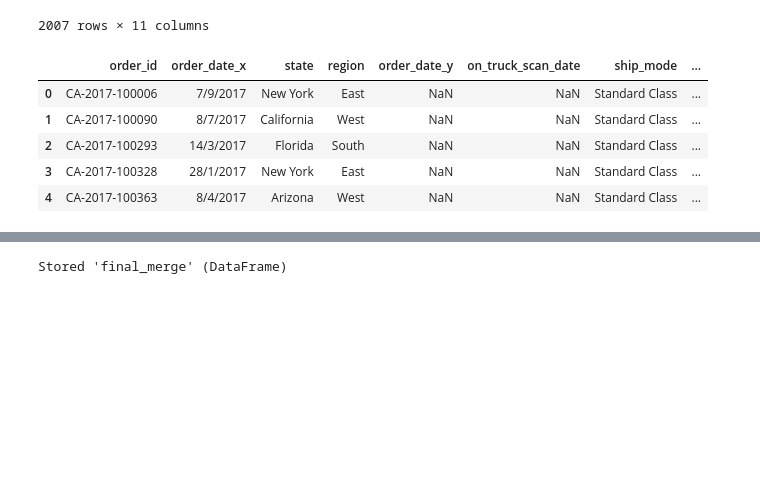
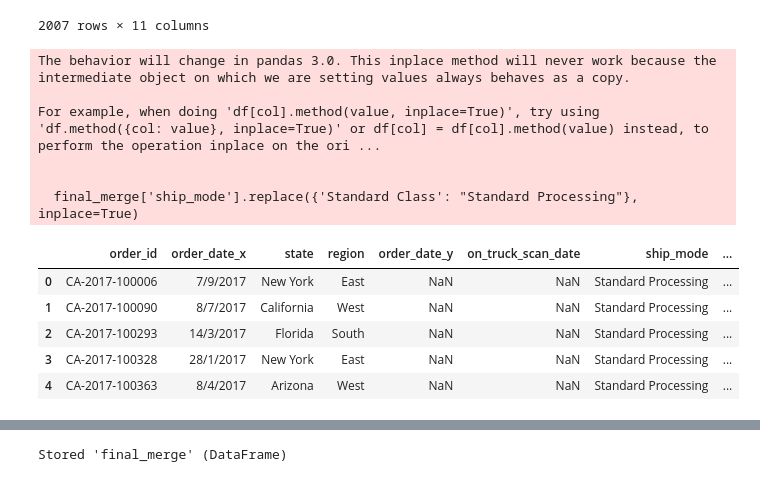
Before and after one commit to GioGonzalez07/EDA_project, a Jupyter notebook: cleaning_point.ipynb, the cells around one changed output, grey strips where cells are left out. Drawn from its saved outputs; the diff is of its cells as text; code cells hidden in the pictures; blank space fills up the shorter version.

```diff
--- a/cleaning_point.ipynb
+++ b/cleaning_point.ipynb
@@ -136,20 +136,30 @@ final_merge[final_merge['ship_mode_y'].isnull()]
 # %%
 ## fill null values from ship_mode:y with values from ship_mode_x
 final_merge['ship_mode_y'] = final_merge['ship_mode_y'].fillna(final_merge['ship_mode_x'])
 
 ## check there are no null values in ship_mode_y
 final_merge[final_merge['ship_mode_y'].isnull()]
 
 final_merge.drop("ship_mode_x", axis=1, inplace=True)
 final_merge.rename(columns={"ship_mode_y": "ship_mode"}, inplace=True)
+
+final_merge['ship_mode'].replace({'Standard Class': "Standard Processing"}, inplace=True)
+final_merge['ship_mode'].replace({'Second Class': "Standard Processing"}, inplace=True)
+final_merge['ship_mode'].replace({'First Class': "Express"}, inplace=True)
 final_merge.head()
 # %% [output]
+The behavior will change in pandas 3.0. This inplace method will never work because the intermediate object on which we are setting values always behaves as a copy.
+
+For example, when doing 'df[col].method(value, inplace=True)', try using 'df.method({col: value}, inplace=True)' or df[col] = df[col].method(value) instead, to perform the operation inplace on the ori ...
+
+
+  final_merge['ship_mode'].replace({'Standard Class': "Standard Processing"}, inplace=True)
 |  | order_id | order_date_x | state | region | order_date_y | on_truck_scan_date | ship_mode | ... |
-| 0 | CA-2017-100006 | 7/9/2017 | New York | East | NaN | NaN | Standard Class | ... |
-| 1 | CA-2017-100090 | 8/7/2017 | California | West | NaN | NaN | Standard Class | ... |
-| 2 | CA-2017-100293 | 14/3/2017 | Florida | South | NaN | NaN | Standard Class | ... |
-| 3 | CA-2017-100328 | 28/1/2017 | New York | East | NaN | NaN | Standard Class | ... |
-| 4 | CA-2017-100363 | 8/4/2017 | Arizona | West | NaN | NaN | Standard Class | ... |
+| 0 | CA-2017-100006 | 7/9/2017 | New York | East | NaN | NaN | Standard Processing | ... |
+| 1 | CA-2017-100090 | 8/7/2017 | California | West | NaN | NaN | Standard Processing | ... |
+| 2 | CA-2017-100293 | 14/3/2017 | Florida | South | NaN | NaN | Standard Processing | ... |
+| 3 | CA-2017-100328 | 28/1/2017 | New York | East | NaN | NaN | Standard Processing | ... |
+| 4 | CA-2017-100363 | 8/4/2017 | Arizona | West | NaN | NaN | Standard Processing | ... |
 # %%
 final_merge.insert(2, "order_date", final_merge["order_date_x"])
 final_merge.drop(["order_date_x", "order_date_y"], axis=1, inplace=True)
```
Also changed, not shown: parts of 2 cells of this notebook, 1 other file.
